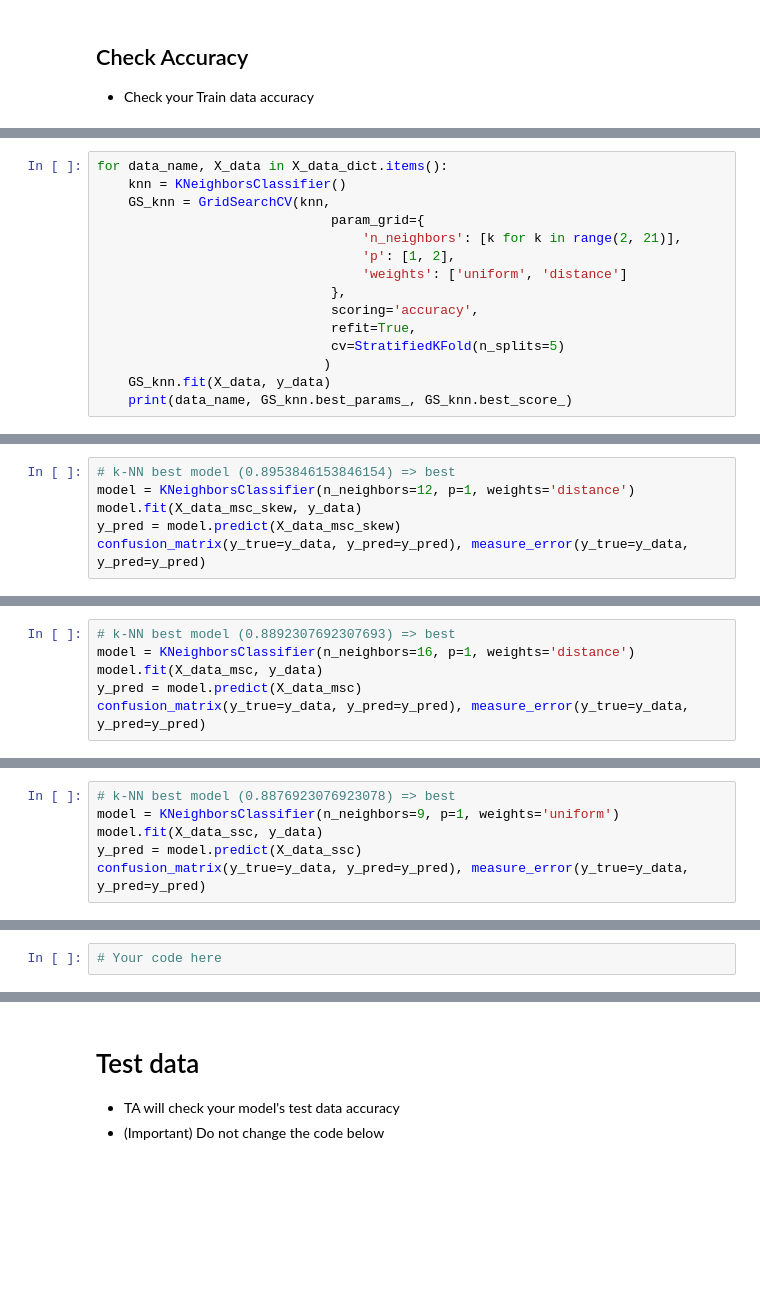
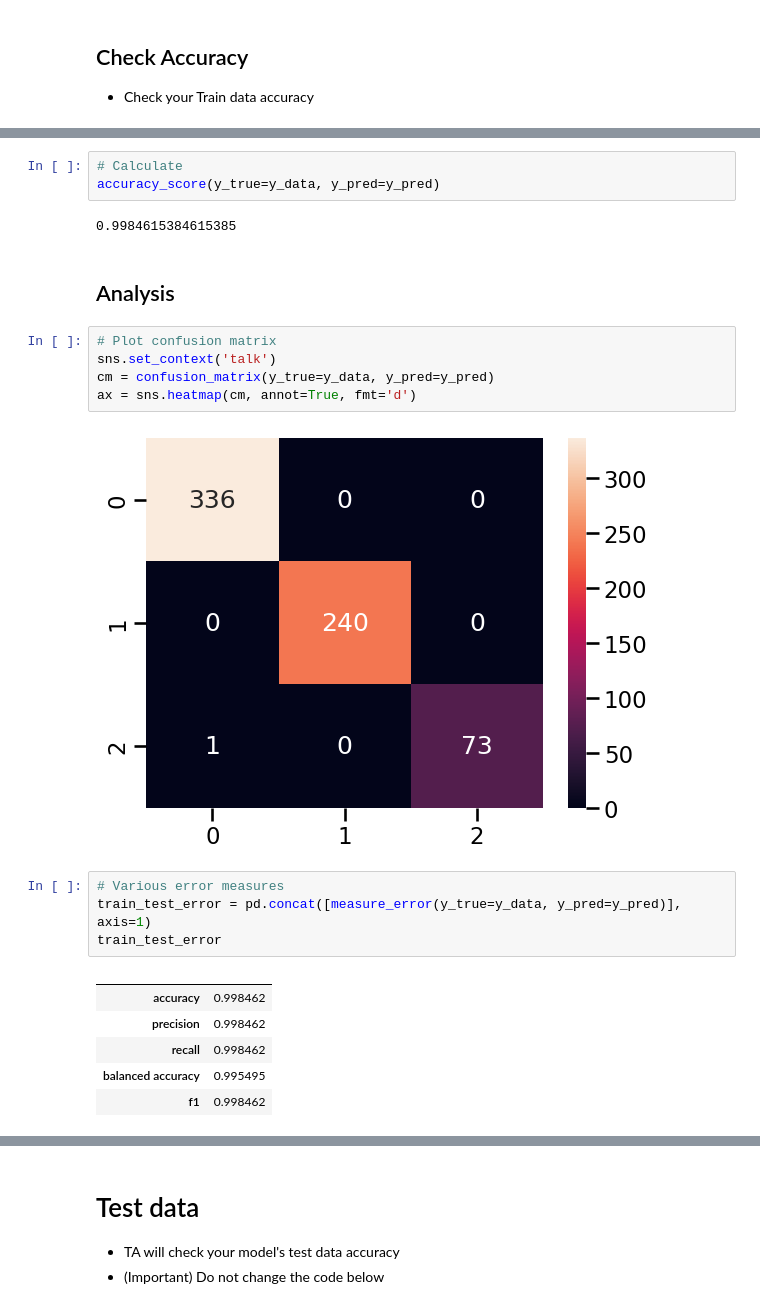
Before and after one commit to robinjoo1015/artificial-intelligence-2022-2, a Jupyter notebook: FINAL/Final_20184757_YoungSeok_Joo.ipynb, the cells around one changed output, grey strips where cells are left out. Drawn from its saved outputs; the diff is of its cells as text; blank space fills up the shorter version.

```diff
--- a/FINAL/Final_20184757_YoungSeok_Joo.ipynb
+++ b/FINAL/Final_20184757_YoungSeok_Joo.ipynb
@@ -266,15 +324,0 @@ def measure_error(y_true, y_pred, label=''):
-# %%
-for data_name, X_data in X_data_dict.items():
-    knn = KNeighborsClassifier()
-    GS_knn = GridSearchCV(knn,
-                              param_grid={
-                                  'n_neighbors': [k for k in range(2, 21)],
-                                  'p': [1, 2],
-                                  'weights': ['uniform', 'distance']
-                              },
-                              scoring='accuracy',
-                              refit=True,
-                              cv=StratifiedKFold(n_splits=5)
-                             )
-    GS_knn.fit(X_data, y_data)
-    print(data_name, GS_knn.best_params_, GS_knn.best_score_)
@@ -290,6 +324,0 @@ X_data_msc_skew_drop {'n_neighbors': 13, 'p': 1, 'weights': 'distance'} 0.863076
-# %%
-# k-NN best model (0.8953846153846154) => best
-model = KNeighborsClassifier(n_neighbors=12, p=1, weights='distance')
-model.fit(X_data_msc_skew, y_data)
-y_pred = model.predict(X_data_msc_skew)
-confusion_matrix(y_true=y_data, y_pred=y_pred), measure_error(y_true=y_data, y_pred=y_pred)
@@ -306,6 +324,0 @@ confusion_matrix(y_true=y_data, y_pred=y_pred), measure_error(y_true=y_data, y_p
-# %%
-# k-NN best model (0.8892307692307693) => best
-model = KNeighborsClassifier(n_neighbors=16, p=1, weights='distance')
-model.fit(X_data_msc, y_data)
-y_pred = model.predict(X_data_msc)
-confusion_matrix(y_true=y_data, y_pred=y_pred), measure_error(y_true=y_data, y_pred=y_pred)
@@ -322,6 +324,0 @@ confusion_matrix(y_true=y_data, y_pred=y_pred), measure_error(y_true=y_data, y_p
-# %%
-# k-NN best model (0.8876923076923078) => best
-model = KNeighborsClassifier(n_neighbors=9, p=1, weights='uniform')
-model.fit(X_data_ssc, y_data)
-y_pred = model.predict(X_data_ssc)
-confusion_matrix(y_true=y_data, y_pred=y_pred), measure_error(y_true=y_data, y_pred=y_pred)
@@ -345,2 +325,25 @@ confusion_matrix(y_true=y_data, y_pred=y_pred), measure_error(y_true=y_data, y_p
-# %%
-# Your code here
+# %%
+# Calculate
+accuracy_score(y_true=y_data, y_pred=y_pred)
+# %% [output]
+0.9984615384615385
+# %% [markdown]
+## Analysis
+# %%
+# Plot confusion matrix
+sns.set_context('talk')
+cm = confusion_matrix(y_true=y_data, y_pred=y_pred)
+ax = sns.heatmap(cm, annot=True, fmt='d')
+# %% [output]
+[figure, added]
+# %%
+# Various error measures
+train_test_error = pd.concat([measure_error(y_true=y_data, y_pred=y_pred)], axis=1)
+train_test_error
+# %% [output]
+|  |  |
+| accuracy | 0.998462 |
+| precision | 0.998462 |
+| recall | 0.998462 |
+| balanced accuracy | 0.995495 |
+| f1 | 0.998462 |
```
Also changed, not shown: parts of 43 cells of this notebook, 5 other files.
